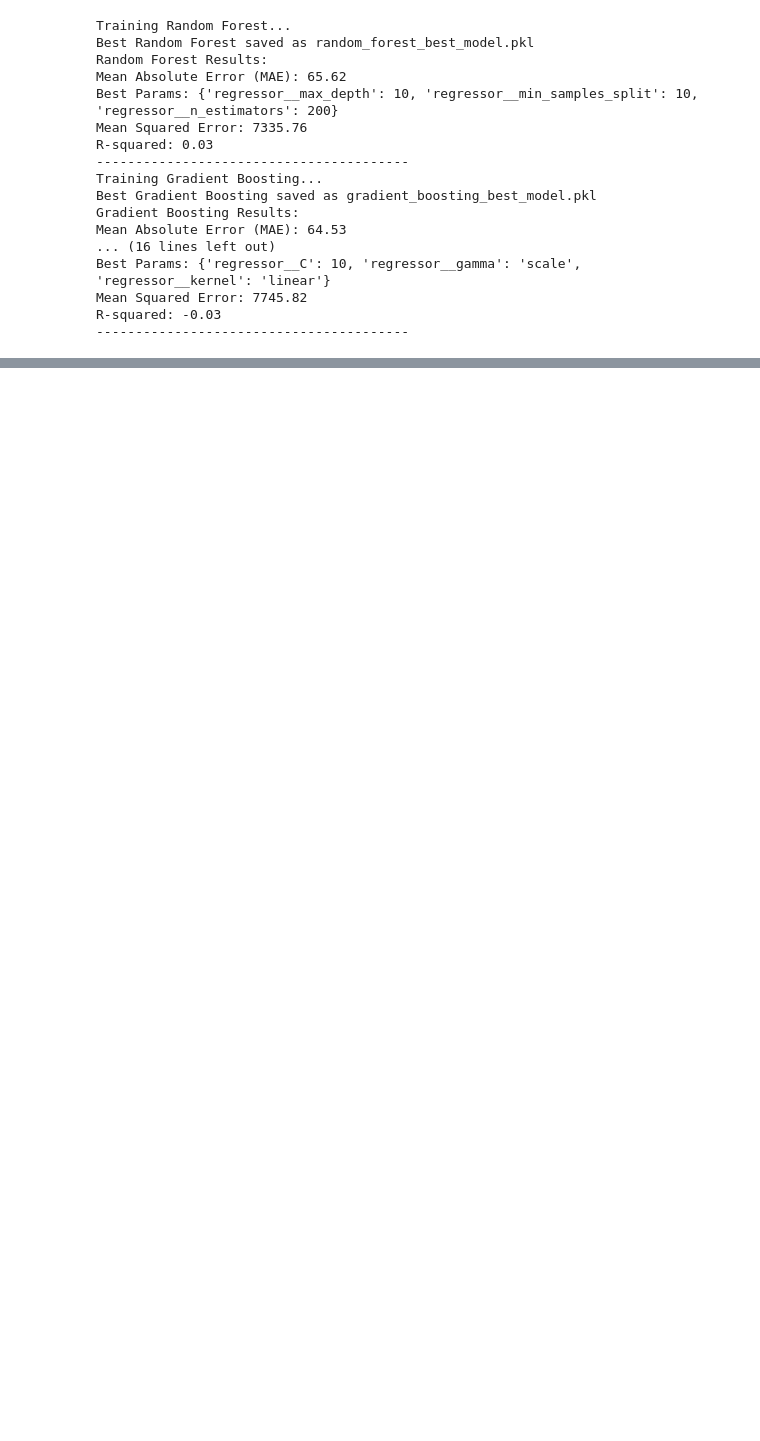
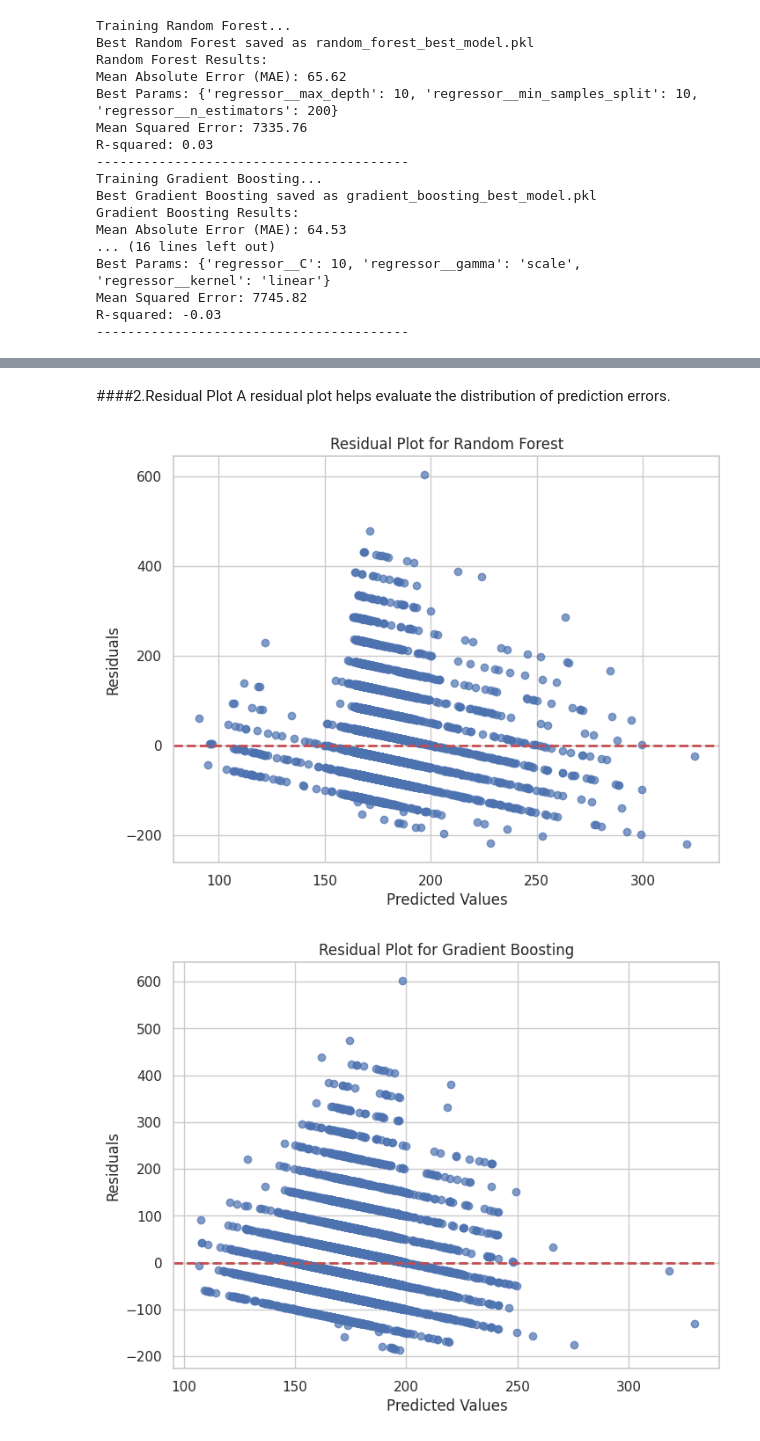
Before and after one commit to Siva7119/Price-Optimization-and-Customer-Satisfaction-Prediction, a Jupyter notebook: Code/02_ModelDevelopment.ipynb, the cells around one changed output, grey strips where cells are left out. Saved outputs shown, nothing was run; the diff lists cells and outputs as text; code cells hidden in the pictures; blank space fills up the shorter version.

Commit message:
Adding Model pipeline for Customer satisfaction and price optimization v2

```diff
--- a/Code/02_ModelDevelopment.ipynb
+++ b/Code/02_ModelDevelopment.ipynb
@@ -565,0 +646,4 @@ print(f"Predicted price: {predicted_price:.2f}")
+# %%
+print("Best Hyperparameters for Each Model:")
+for model_name, model in best_models.items():
+    print(f"{model_name}: {model.get_params()}")
@@ -565,0 +668,20 @@ print(f"Predicted price: {predicted_price:.2f}")
+# %% [markdown]
+####2.Residual Plot
+A residual plot helps evaluate the distribution of prediction errors.
+# %%
+import matplotlib.pyplot as plt
+
+for model_name, model in best_models.items():
+    y_pred = model.predict(X_test)
+    residuals = y_test - y_pred
+
+    plt.figure(figsize=(8, 6))
+    plt.scatter(y_pred, residuals, alpha=0.7)
+    plt.axhline(y=0, color='r', linestyle='--', linewidth=2)
+    plt.title(f'Residual Plot for {model_name}')
+    plt.xlabel('Predicted Values')
+    plt.ylabel('Residuals')
+    plt.show()
+# %% [output]
+[figure, added]
+[figure, added]
```
Also changed, not shown: parts of 26 cells of this notebook.
